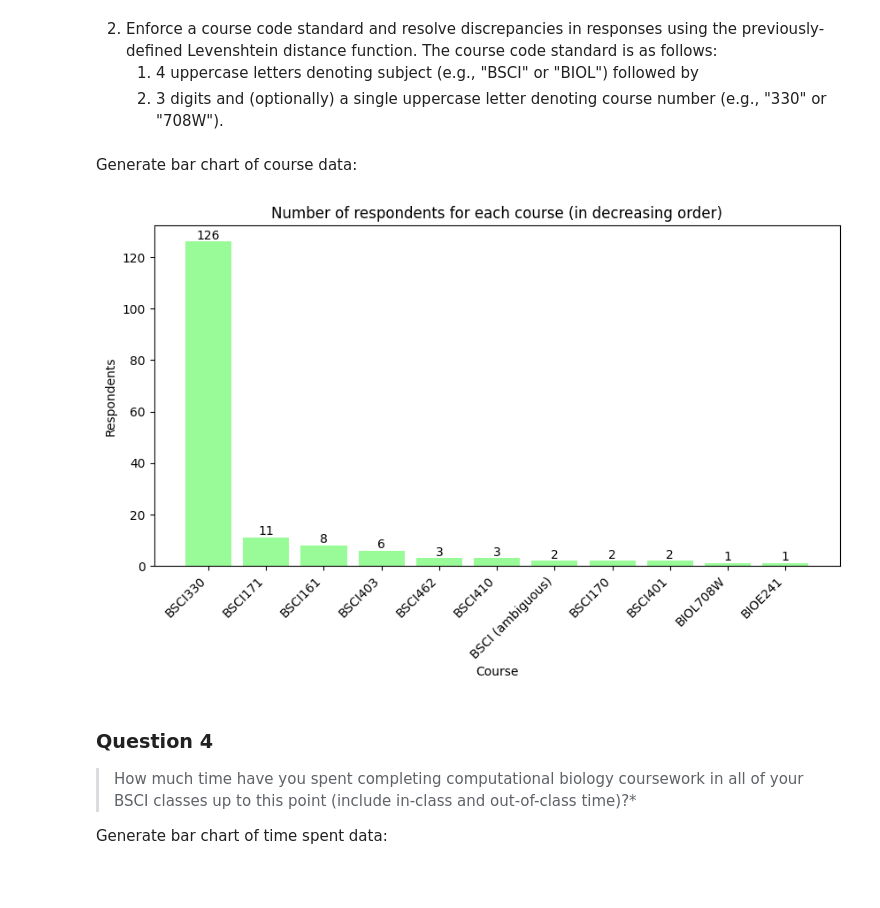
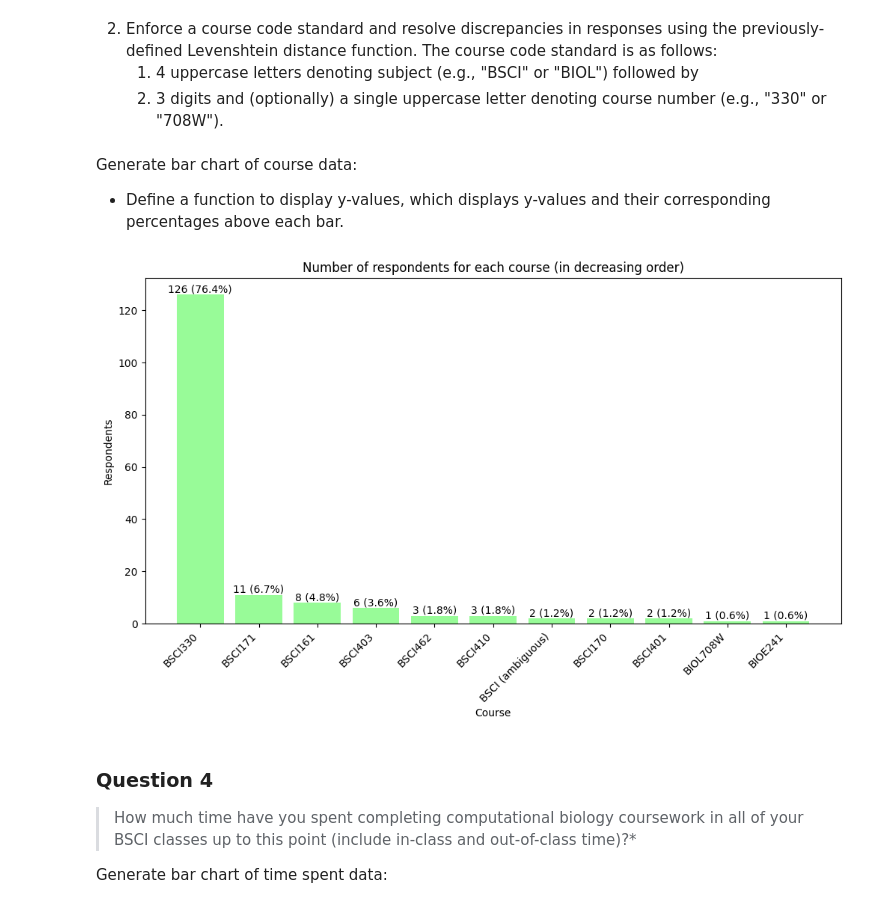
Before and after one commit to maxinehsu/summary-visualizations, a Jupyter notebook: viz.ipynb, the cells around one changed output. Cells and saved outputs as stored; diff of their text form; code cells hidden in the pictures; blank space fills up the shorter version.

Commit message:
added percentages to each bar chart and continued debugging q4

```diff
--- a/viz.ipynb
+++ b/viz.ipynb
@@ -87,14 +87,15 @@ for i in range(len(df["q1"])):
 
         # needs to be modified based on Levenshtein distance
         if df["q1"][i] not in course_list:
-            minimum = len(df["q1"][i])
+            min_dist = len(df["q1"][i])
 
             # find key with smallest Levenshtein distance from course code
             for key in course_list:
                 dist = levenshtein(key, df["q1"][i])
 
-                if dist < minimum:  # first minimum (in case of tie) selected
-                    minimum = dist
+                if dist < min_dist:  # first minimum (in case of tie) selected
+                    min_dist = dist
                     df.at[i, "q1"] = key
-# %% [markdown]
-Generate bar chart of course data:
+# %% [markdown]
+Generate bar chart of course data:
+- Define a function to display y-values, which displays y-values and their corresponding percentages above each bar.
@@ -101,24 +109,22 @@ Generate bar chart of course data:
 # %%
 q1_counts = df["q1"].value_counts()     # y-values -- number of respondents
 q1_courses = q1_counts.index.tolist()   # x-values -- courses
+q1_sum = sum(q1_counts)                 # total number of respondents
 
 # generate bar chart
-plt.figure(figsize=(10, 5))
+plt.figure(figsize=(12, 6))
 plt.bar(q1_courses, q1_counts, color="palegreen")
 
 # add labels
 plt.title("Number of respondents for each course (in decreasing order)")
 plt.xlabel("Course")
 plt.ylabel("Respondents")
 plt.xticks(rotation=45, ha="right")
 
-# display values above each bar
-for i in range(len(q1_courses)):
-    plt.text(i, q1_counts.iloc[i], q1_counts.iloc[i], ha="center", va="bottom")
-
+ydisplay(q1_courses, q1_counts, q1_sum)
 plt.show()
 # %% [output]
-[figure, old version]
+[figure, new version]
 # %% [markdown]
 ### Question 4
 > How much time have you spent completing computational biology coursework in all of your BSCI classes up to this point (include in-class and out-of-class time)?*
```
Also changed, not shown: parts of 4 cells of this notebook, 1 other file.
